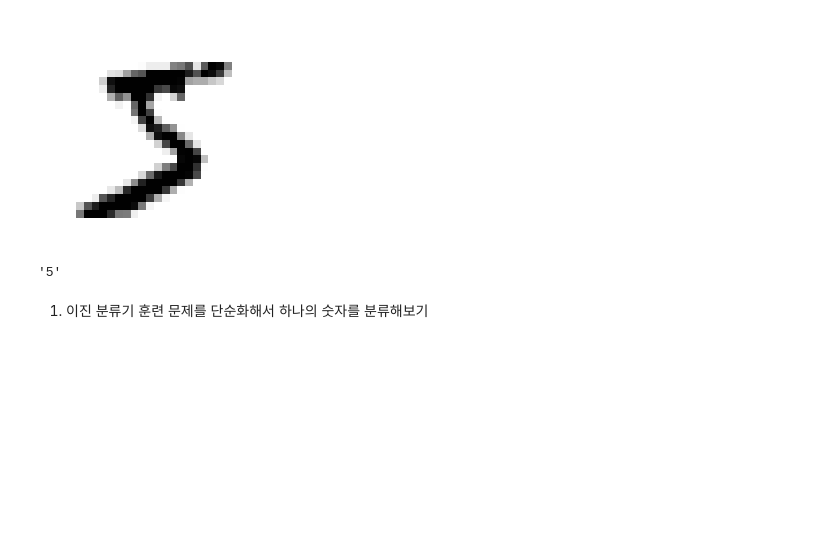
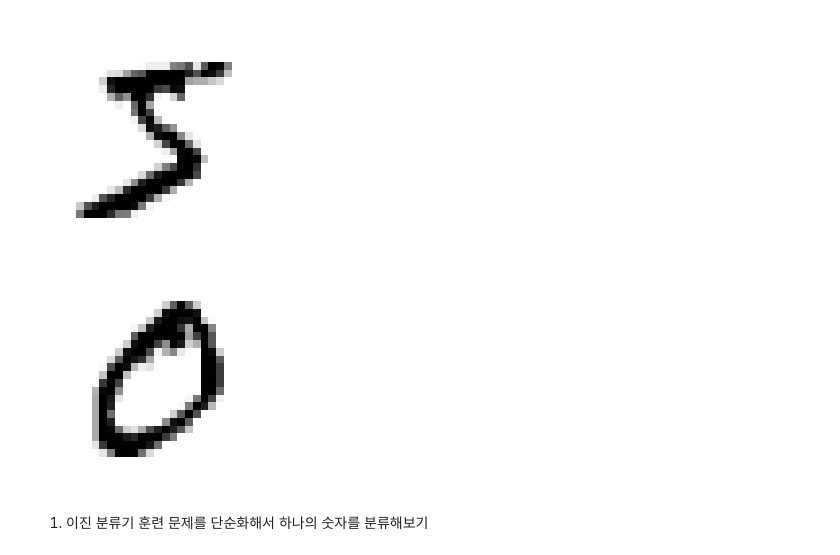
Before and after one commit to yeonghwanchoi/TIL, a Jupyter notebook: hands_on_ML/HOML_classification_.ipynb, the cells around one changed output. Cells and saved outputs as stored; diff of their text form; code cells hidden in the pictures; blank space fills up the shorter version.

```diff
--- a/hands_on_ML/HOML_classification_.ipynb
+++ b/hands_on_ML/HOML_classification_.ipynb
@@ -30,10 +26,15 @@ plt.axis("off")
 plt.show()
 # %% [output]
 [figure]
-# %%
-y[0]
-# %% [output]
-'5'
+# %%
+some_digit=X[1]
+some_digit_image = some_digit.reshape(28,28)
+
+plt.imshow(some_digit_image, cmap="binary")
+plt.axis("off")
+plt.show()
+# %% [output]
+[figure, added]
 # %%
 y=y.astype(np.uint8)
 # %%
```
Also changed, not shown: parts of 18 cells of this notebook.
